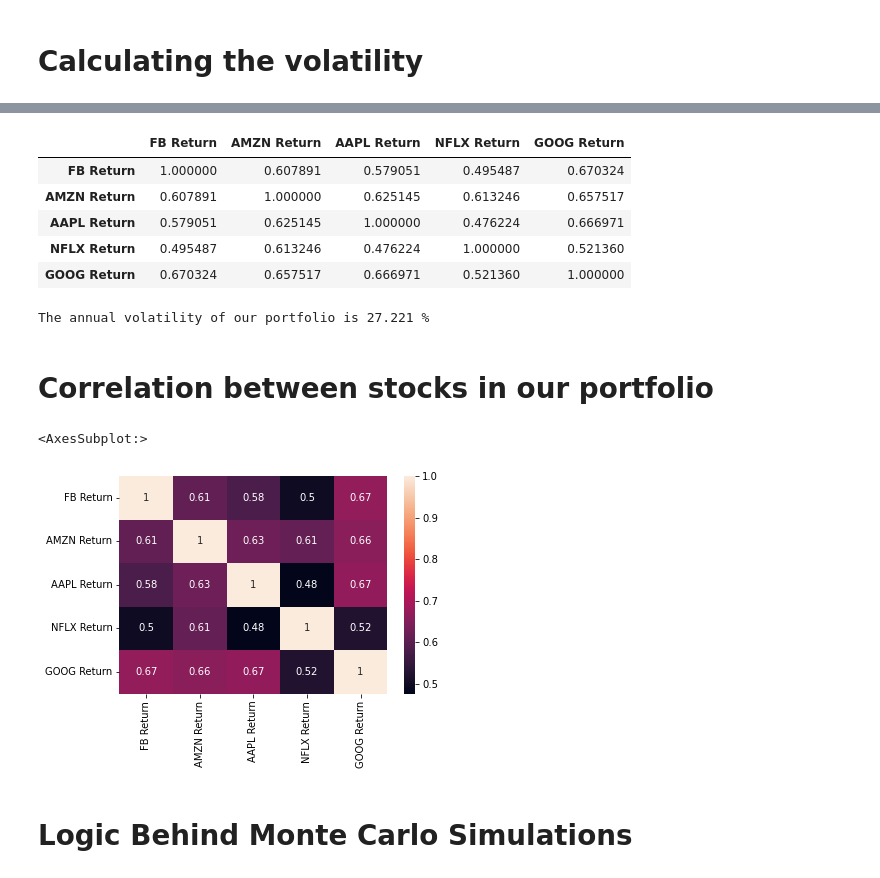
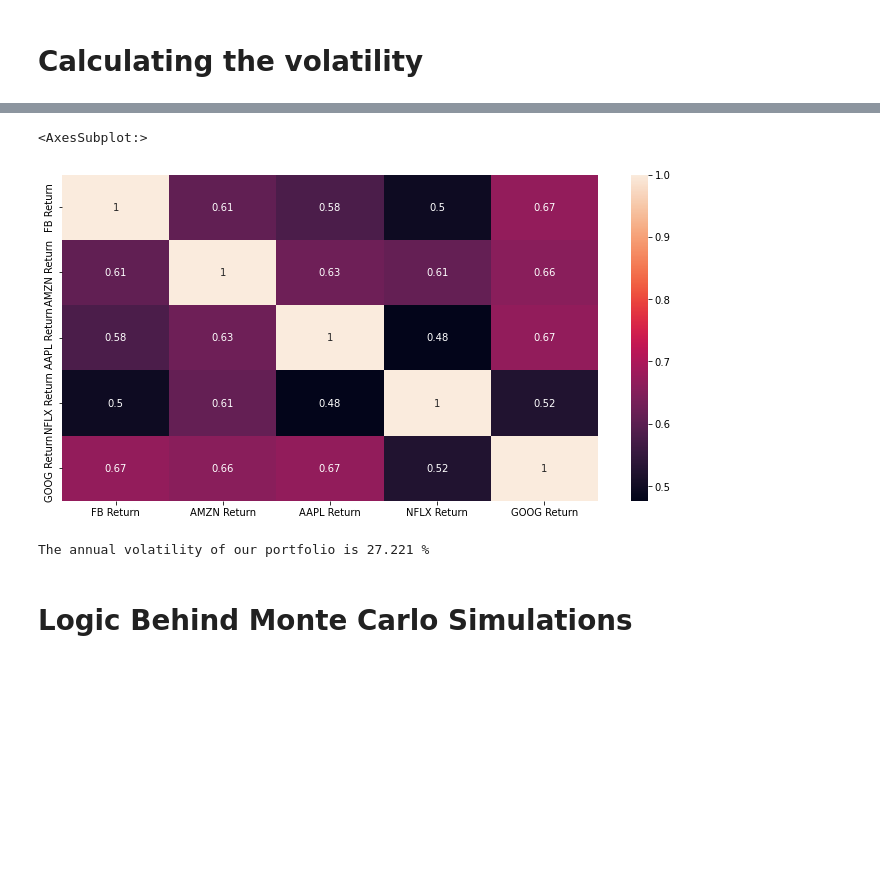
Before and after one commit to JoshuaOD/Projects, a Jupyter notebook: FAANG/Predict Stocks using Monte Carlo Simulation.ipynb, the cells around one changed output, grey strips where cells are left out. Cells and saved outputs as stored; diff of their text form; code cells hidden in the pictures; blank space fills up the shorter version.

```diff
--- a/FAANG/Predict Stocks using Monte Carlo Simulation.ipynb
+++ b/FAANG/Predict Stocks using Monte Carlo Simulation.ipynb
@@ -230,27 +242,19 @@ cov_matrix
 # %%
-corr_matrix = daily_returns.corr() #Correlation of daily returns of the stocks in our portfolio
+#Annual Correlation of daily returns of the stocks in our portfolio
+corr_matrix = daily_returns.corr()
 corr_matrix
+
+plt.figure(figsize=(12,6))
+sns.heatmap(corr_matrix, annot=True)
 # %% [output]
-|  | FB Return | AMZN Return | AAPL Return | NFLX Return | GOOG Return |
-| FB Return | 1.000000 | 0.607891 | 0.579051 | 0.495487 | 0.670324 |
-| AMZN Return | 0.607891 | 1.000000 | 0.625145 | 0.613246 | 0.657517 |
-| AAPL Return | 0.579051 | 0.625145 | 1.000000 | 0.476224 | 0.666971 |
-| NFLX Return | 0.495487 | 0.613246 | 0.476224 | 1.000000 | 0.521360 |
-| GOOG Return | 0.670324 | 0.657517 | 0.666971 | 0.521360 | 1.000000 |
+<AxesSubplot:>
+[figure, added]
 # %%
 pfolio_var = np.dot(weights.T, np.dot(daily_returns.cov() * 250, weights))
 pfolio_vol = (np.dot(weights.T, np.dot(daily_returns.cov() * 250, weights))) ** 0.5
 print ('The annual volatility of our portfolio is ' + str(round(pfolio_vol, 5) * 100) + ' %')
 # %% [output]
 The annual volatility of our portfolio is 27.221 %
-# %% [markdown]
-# Correlation between stocks in our portfolio
-# %%
-
-sns.heatmap(corr_matrix, annot=True)
-# %% [output]
-<AxesSubplot:>
-[figure, removed]
 # %% [markdown]
 # Logic Behind Monte Carlo Simulations
 # %% [markdown]
```
Also changed, not shown: parts of 19 cells of this notebook.
